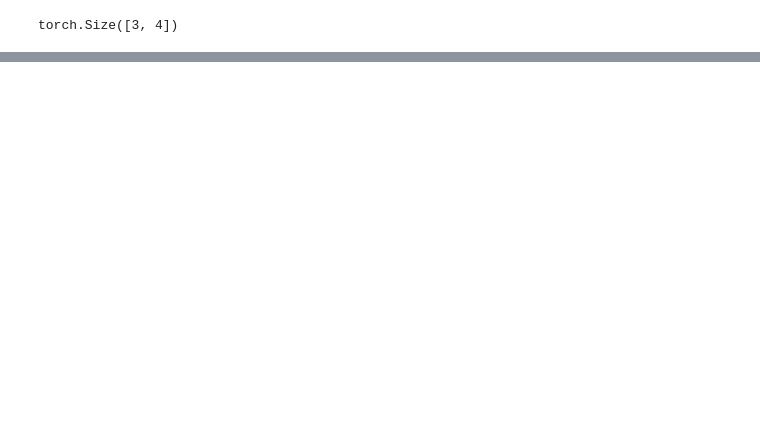
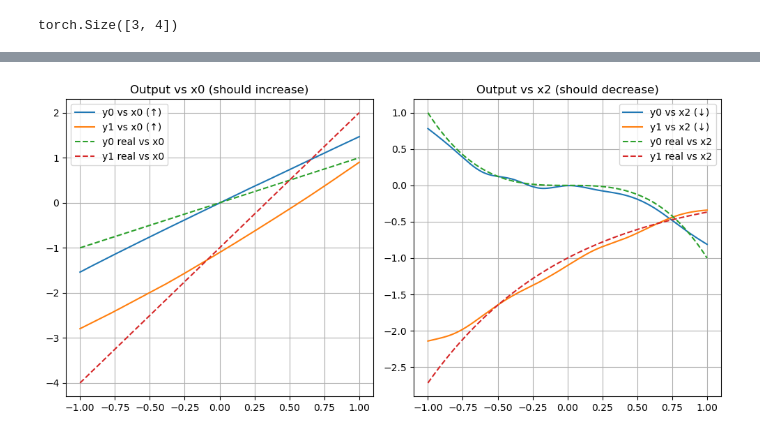
Before and after one commit to sunnysun711/MonoKAN, a Jupyter notebook: Notebooks/MyTests.ipynb, the cells around one changed output, grey strips where cells are left out. Drawn from its saved outputs; the diff is of its cells as text; code cells hidden in the pictures; blank space fills up the shorter version.

```diff
--- a/Notebooks/MyTests.ipynb
+++ b/Notebooks/MyTests.ipynb
@@ -359,0 +381,77 @@ output tensor([[ 0.0592, -0.0182, -0.1242, -0.3608],
+# %%
+import torch
+import torch.nn as nn
+from src.KANLayer import KANLayer
+import matplotlib.pyplot as plt
+
+# === 构造 ground truth 函数 ===
+def true_func(x):  # x: (N, 3)
+    x0, x1, x2 = x[:, 0], x[:, 1], x[:, 2]
+    y0 = x0 + torch.sin(x1) - x2**3          # y0: x0 ↑, x2 ↓
+    y1 = 3 * x0 - torch.exp(-x2)             # y1: x0 ↑, x2 ↓
+    return torch.stack([y0, y1], dim=1)      # (N, 2)
+
+# === 构造训练数据 ===
+torch.manual_seed(42)
+N = 10000
+x_train = torch.rand(N, 3) * 2 - 1  # uniform(-1, 1)
+y_train = true_func(x_train)
+
+# === 初始化模型 ===
+model = KANLayer(
+    in_dim=3, out_dim=2, num=10, k=3,
+    # monotonic_dims_dirs=[(0, 1), (2, -1)],  # x0 ↑, x2 ↓
+    monotonic_dims_dirs=[(0, 1)],  # x0 ↑, x2 ↓
+    include_basis=True
+)
+
+optimizer = torch.optim.Adam(model.parameters(), lr=1e-2)
+loss_fn = nn.MSELoss()
+
+# === 训练过程 ===
+for epoch in range(200):
+    model.train()
+    y_pred, *_ = model(x_train)
+    loss = loss_fn(y_pred, y_train)
+
+    optimizer.zero_grad()
+    loss.backward()
+    optimizer.step()
+
+    if epoch % 20 == 0 or epoch == 199:
+        print(f"Epoch {epoch:3d}: Loss = {loss.item():.6f}")
+
+# === 可视化输出随 x0 / x2 变化趋势 ===
+x_plot = torch.linspace(-1, 1, 1000)
+
+with torch.no_grad():
+    x_probe = torch.zeros(1000, 3)
+    x_probe[:, 0] = x_plot  # vary x0
+    y_pred_x0, *_ = model(x_probe)
+    y_real_x0 = true_func(x_probe)
+
+    x_probe = torch.zeros(1000, 3)
+    x_probe[:, 2] = x_plot  # vary x2
+    y_pred_x2, *_ = model(x_probe)
+    y_real_x2 = true_func(x_probe)
+
+# === Plot ===
+plt.figure(figsize=(10, 5))
+plt.subplot(1, 2, 1)
+plt.plot(x_plot, y_pred_x0[:, 0], label="y0 vs x0 (↑)")
+plt.plot(x_plot, y_pred_x0[:, 1], label="y1 vs x0 (↑)")
+plt.plot(x_plot, y_real_x0[:, 0], '--', label="y0 real vs x0")
+plt.plot(x_plot, y_real_x0[:, 1], '--', label="y1 real vs x0")
+plt.title("Output vs x0 (should increase)")
+plt.grid(True); plt.legend()
+
+plt.subplot(1, 2, 2)
+plt.plot(x_plot, y_pred_x2[:, 0], label="y0 vs x2 (↓)")
+plt.plot(x_plot, y_pred_x2[:, 1], label="y1 vs x2 (↓)")
+plt.plot(x_plot, y_real_x2[:, 0], '--', label="y0 real vs x2")
+plt.plot(x_plot, y_real_x2[:, 1], '--', label="y1 real vs x2")
+plt.title("Output vs x2 (should decrease)")
+plt.grid(True); plt.legend()
+plt.tight_layout()
+plt.show()
+# %% [output]
@@ -359,0 +469 @@ output tensor([[ 0.0592, -0.0182, -0.1242, -0.3608],
+[figure, added]
```
Also changed, not shown: parts of 5 cells of this notebook, 2 other files.
